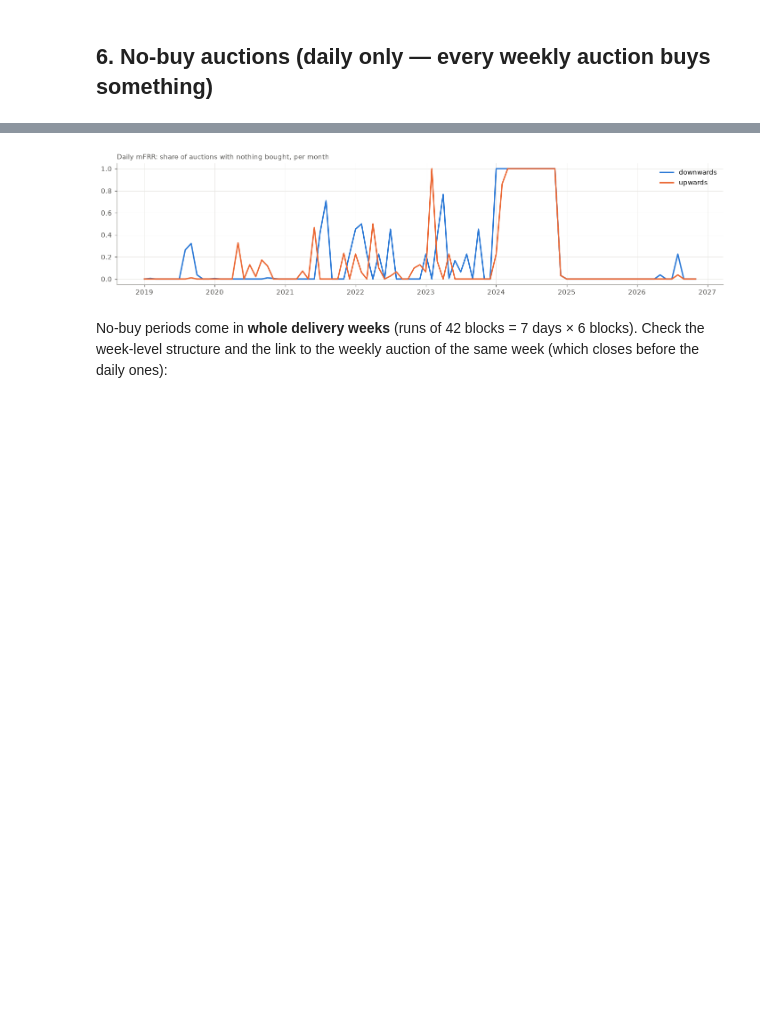
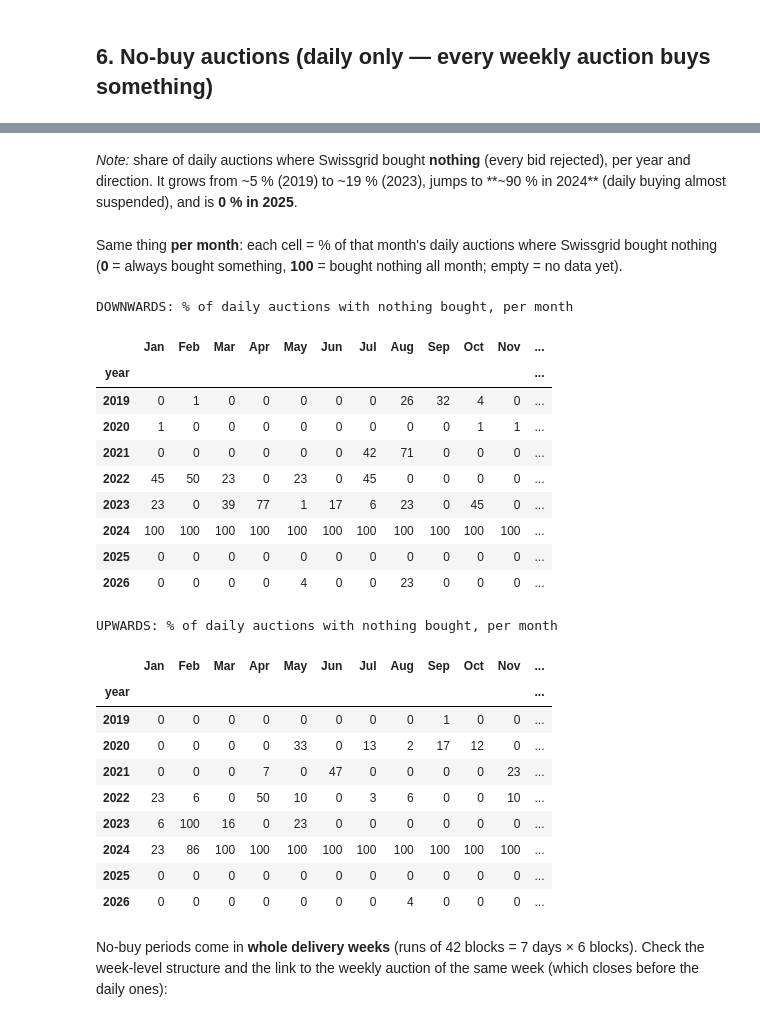
Before and after one commit to carolinaaraujo23/Swissgrid-reserve-price-forecast, a Jupyter notebook: notebooks/m3_eda_bidbook.ipynb, the cells around one changed output, grey strips where cells are left out. Cells and saved outputs as stored; diff of their text form; code cells hidden in the pictures; blank space fills up the shorter version.

```diff
--- a/notebooks/m3_eda_bidbook.ipynb
+++ b/notebooks/m3_eda_bidbook.ipynb
@@ -467,12 +462,39 @@ Dd.groupby([Dd["date"].dt.year, "direction"])["no_buy"].mean().unstack().round(3
+# %% [markdown]
+*Note:* share of daily auctions where Swissgrid bought **nothing** (every bid rejected), per year and direction. It grows from ~5 % (2019) to ~19 % (2023), jumps to **~90 % in 2024** (daily buying almost suspended), and is **0 % in 2025**.
+# %% [markdown]
+Same thing **per month**: each cell = % of that month's daily auctions where Swissgrid bought nothing (**0** = always bought something, **100** = bought nothing all month; empty = no data yet).
 # %%
-m = Dd.groupby([pd.Grouper(key="date", freq="MS"), "direction"])["no_buy"].mean().unstack()
-fig, ax = plt.subplots(figsize=(13, 3.2))
-for d in m.columns:
-    ax.plot(m.index, m[d], color=DIR_COLOR[d], label=d)
-ax.set_title("Daily mFRR: share of auctions with nothing bought, per month", loc="left", fontsize=10, color=INK)
-ax.legend(); fig.tight_layout(); save(fig, "m3_nobuy_share")
+# % of the month's daily auctions where Swissgrid bought nothing (100 % = nothing bought all month)
+MONTHS = ["Jan", "Feb", "Mar", "Apr", "May", "Jun", "Jul", "Aug", "Sep", "Oct", "Nov", "Dec"]
+for d in ["downwards", "upwards"]:
+    t = (Dd[Dd["direction"] == d].groupby([Dd["date"].dt.year, Dd["date"].dt.month])["no_buy"].mean()
+         .unstack().reindex(columns=range(1, 13)))
+    t.index.name, t.columns = "year", MONTHS
+    print(f"\n{d.upper()}: % of daily auctions with nothing bought, per month")
+    display((t * 100).map(lambda v: "" if pd.isna(v) else f"{v:.0f}"))   # empty = month not in the data yet
 # %% [output]
-[figure, removed]
+DOWNWARDS: % of daily auctions with nothing bought, per month
+|  | Jan | Feb | Mar | Apr | May | Jun | Jul | Aug | Sep | Oct | Nov | ... |
+| year |  |  |  |  |  |  |  |  |  |  |  | ... |
+| 2019 | 0 | 1 | 0 | 0 | 0 | 0 | 0 | 26 | 32 | 4 | 0 | ... |
+| 2020 | 1 | 0 | 0 | 0 | 0 | 0 | 0 | 0 | 0 | 1 | 1 | ... |
+| 2021 | 0 | 0 | 0 | 0 | 0 | 0 | 42 | 71 | 0 | 0 | 0 | ... |
+| 2022 | 45 | 50 | 23 | 0 | 23 | 0 | 45 | 0 | 0 | 0 | 0 | ... |
+| 2023 | 23 | 0 | 39 | 77 | 1 | 17 | 6 | 23 | 0 | 45 | 0 | ... |
+| 2024 | 100 | 100 | 100 | 100 | 100 | 100 | 100 | 100 | 100 | 100 | 100 | ... |
+| 2025 | 0 | 0 | 0 | 0 | 0 | 0 | 0 | 0 | 0 | 0 | 0 | ... |
+| 2026 | 0 | 0 | 0 | 0 | 4 | 0 | 0 | 23 | 0 | 0 | 0 | ... |
+UPWARDS: % of daily auctions with nothing bought, per month
+|  | Jan | Feb | Mar | Apr | May | Jun | Jul | Aug | Sep | Oct | Nov | ... |
+| year |  |  |  |  |  |  |  |  |  |  |  | ... |
+| 2019 | 0 | 0 | 0 | 0 | 0 | 0 | 0 | 0 | 1 | 0 | 0 | ... |
+| 2020 | 0 | 0 | 0 | 0 | 33 | 0 | 13 | 2 | 17 | 12 | 0 | ... |
+| 2021 | 0 | 0 | 0 | 7 | 0 | 47 | 0 | 0 | 0 | 0 | 23 | ... |
+| 2022 | 23 | 6 | 0 | 50 | 10 | 0 | 3 | 6 | 0 | 0 | 10 | ... |
+| 2023 | 6 | 100 | 16 | 0 | 23 | 0 | 0 | 0 | 0 | 0 | 0 | ... |
+| 2024 | 23 | 86 | 100 | 100 | 100 | 100 | 100 | 100 | 100 | 100 | 100 | ... |
+| 2025 | 0 | 0 | 0 | 0 | 0 | 0 | 0 | 0 | 0 | 0 | 0 | ... |
+| 2026 | 0 | 0 | 0 | 0 | 0 | 0 | 0 | 4 | 0 | 0 | 0 | ... |
 # %% [markdown]
 No-buy periods come in **whole delivery weeks** (runs of 42 blocks = 7 days × 6 blocks). Check the week-level structure and the link to the weekly auction of the same week (which closes before the daily ones):
 # %%
```
Also changed, not shown: parts of 22 cells of this notebook, 1 other file.
